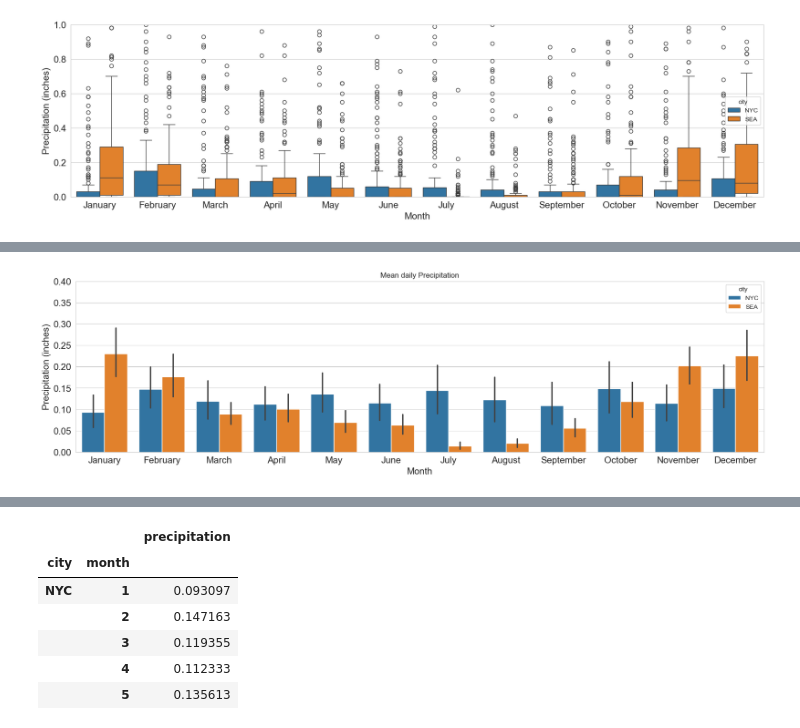
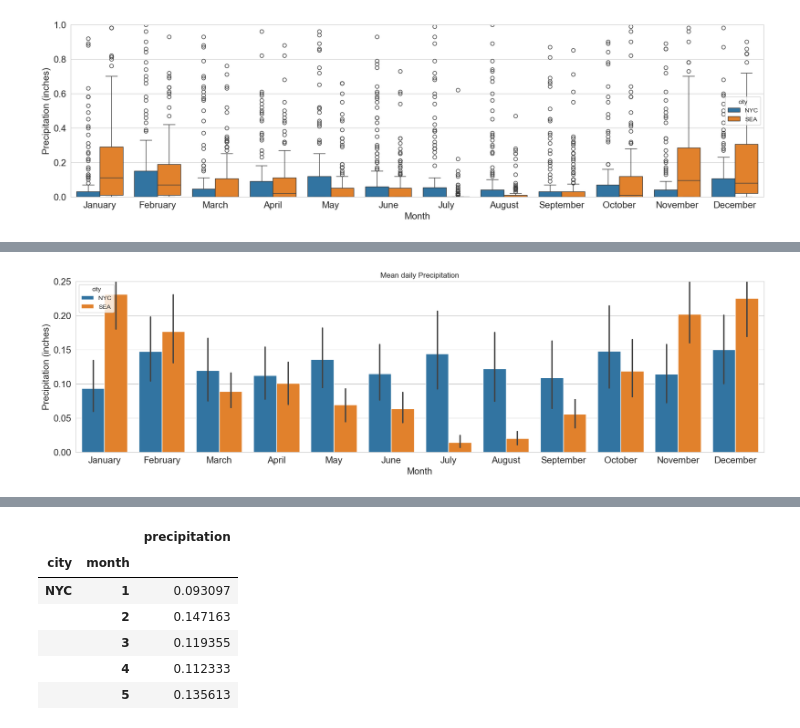
Before and after one commit to rkamatn/weather, a Jupyter notebook: code/Exploratory_data.ipynb, the cells around one changed output, grey strips where cells are left out. Cells and saved outputs as stored; diff of their text form; code cells hidden in the pictures.

```diff
--- a/code/Exploratory_data.ipynb
+++ b/code/Exploratory_data.ipynb
@@ -121,7 +134,6 @@ Year 2020,2021,2022: mean for SEA is higher compared to NYC which means there wa
 # %%
-# Create a new column for the month & year
+# Create a new column for the month.
+
 df_cleaned['month'] = pd.DatetimeIndex(df_cleaned['date']).month
-df_cleaned['year'] = pd.DatetimeIndex(df_cleaned['date']).year
-df_cleaned['day_of_week'] = pd.DatetimeIndex(df_cleaned['date']).day_name()
 df_cleaned.head()
 # %% [output]
@@ -168,14 +176,0 @@ plt.show()
-# %%
-# Modify the box plot to orient horizontally
-
-plt.figure(figsize=(20, 5))
-sns.boxplot(data=df_cleaned, y='month', x='precipitation', hue='city', orient='h')
-plt.ylabel('city', fontsize=15)
-plt.xlabel('Precipitation (inches)', fontsize=15)
-plt.title('Mean daily precipitation')
-plt.tick_params(labelsize=15)
-
-import calendar
-month_names = list(calendar.month_name[1:])
-plt.yticks(ticks=range(12),labels=month_names)
-plt.show()
@@ -184,14 +177,14 @@ plt.show()
 # %%
-#  Zoom in on the bar plot to show mean daily precipitation by month for each city
+#  Bar plot to show mean daily precipitation by month for each city
 
 plt.figure(figsize=(20, 5))
 sns.barplot(data=df_cleaned, x='month', y='precipitation', hue='city')
 plt.xlabel('Month', fontsize=15)
 plt.ylabel('Precipitation (inches)', fontsize=15)
 plt.title('Mean daily Precipitation')
 plt.xticks(ticks=range(12), labels=month_names)
 plt.tick_params(labelsize=15)
-plt.ylim(0,0.4) # Set y-axis limit to zoom in
+plt.ylim(0,0.25) # Set y-axis limit to zoom in
 plt.show()
 # %% [output]
-[figure, old version]
+[figure, new version]
```
Also changed, not shown: parts of 47 cells of this notebook, 4 other files.
